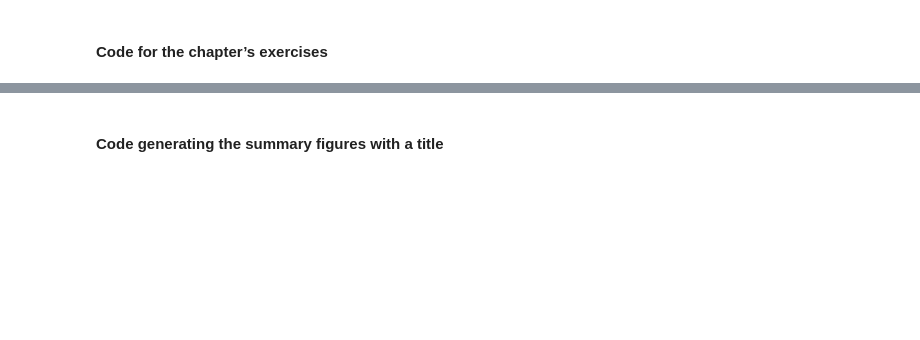
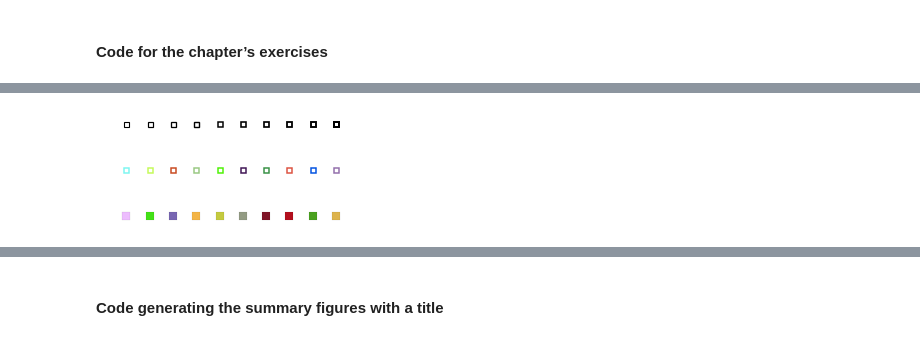
Before and after one commit to caiquemiranda/studies-scipy, a Jupyter notebook: 04-matplotlib.ipynb, the cells around one changed output, grey strips where cells are left out. Drawn from its saved outputs; the diff is of its cells as text; code cells hidden in the pictures; blank space fills up the shorter version.

```diff
--- a/04-matplotlib.ipynb
+++ b/04-matplotlib.ipynb
@@ -1645,0 +1578,67 @@ plt.show()
+# %%
+size = 256, 16
+dpi = 72.0
+figsize= size[0] / float(dpi), size[1] / float(dpi)
+fig = plt.figure(figsize=figsize, dpi=dpi)
+fig.patch.set_alpha(0)
+
+plt.axes([0, 0, 1, 1], frameon=False)
+
+for i in range(1,11):
+    plt.plot([i, ], [1, ], 's',
+             markersize=5,
+             markeredgewidth=1 + i/10.,
+             markeredgecolor='k',
+             markerfacecolor='w')
+
+plt.xlim(0, 11)
+plt.xticks([])
+plt.yticks([])
+plt.show()
+# %% [output]
+[figure, added]
+# %%
+size = 256,16
+dpi = 72.0
+figsize= size[0] / float(dpi), size[1] / float(dpi)
+fig = plt.figure(figsize=figsize, dpi=dpi)
+fig.patch.set_alpha(0)
+plt.axes([0, 0, 1, 1], frameon=False)
+for i in range(1, 11):
+
+    r, g, b = np.random.uniform(0, 1, 3)
+    plt.plot([i, ], [1, ], 's', markersize=5, markerfacecolor='w',
+    markeredgewidth=1.5, markeredgecolor=(r, g, b, 1))
+
+    plt.xlim(0, 11)
+    plt.xticks([])
+    plt.yticks([])
+
+plt.show()
+# %% [output]
+[figure, added]
+# %%
+size = 256, 16
+dpi = 72.0
+figsize = size[0] / float(dpi), size[1] / float(dpi)
+fig = plt.figure(figsize=figsize, dpi=dpi)
+fig.patch.set_alpha(0)
+
+plt.axes([0, 0, 1, 1], frameon=False)
+
+for i in range(1, 11):
+    r, g, b = np.random.uniform(0, 1, 3)
+    plt.plot([i, ], [1, ], 's',
+             markersize=8,
+             markerfacecolor=(r, g, b, 1),
+             markeredgewidth=.1,
+             markeredgecolor=(0, 0, 0, .5))
+
+plt.xlim(0, 11)
+
+plt.xticks([])
+plt.yticks([])
+
+plt.show()
+# %% [output]
+[figure, added]
```
Also changed, not shown: parts of 71 cells of this notebook.
